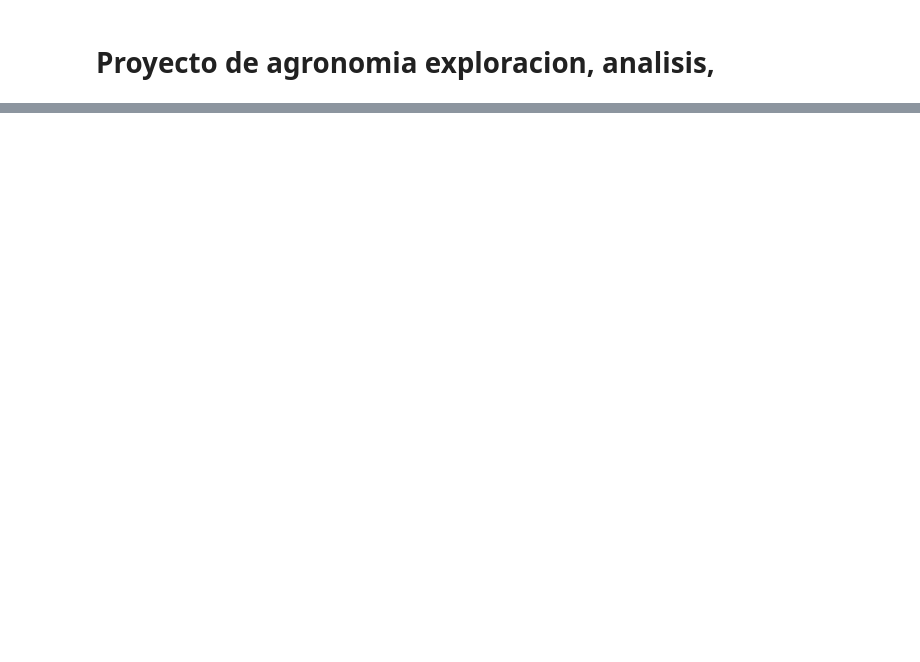
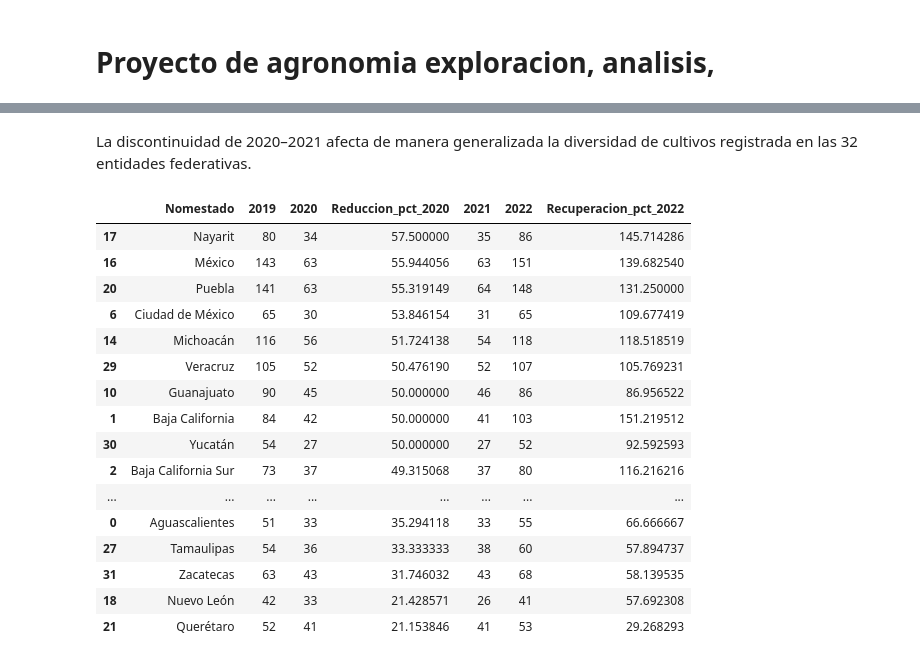
Before and after one commit to MCDagro3/proyecto_agronomia, a Jupyter notebook: exploracion.ipynb, the cells around one changed output, grey strips where cells are left out. Drawn from its saved outputs; the diff is of its cells as text; code cells hidden in the pictures; blank space fills up the shorter version.

```diff
--- a/exploracion.ipynb
+++ b/exploracion.ipynb
@@ -777,0 +99,5 @@ que requieren un análisis más detallado.
+# %%
+print("Archivos encontrados:", len(archivos_agricolas))
+
+for archivo in archivos_agricolas:
+    print(archivo.name)
@@ -777,0 +494,53 @@ que requieren un análisis más detallado.
+# %% [markdown]
+La discontinuidad de 2020–2021 afecta de manera generalizada la diversidad de cultivos registrada en las 32 entidades federativas.
+# %%
+cultivos_por_estado["Reduccion_pct_2020"] = (
+    (
+        cultivos_por_estado["2019"]
+        - cultivos_por_estado["2020"]
+    )
+    / cultivos_por_estado["2019"]
+    * 100
+)
+
+cultivos_por_estado["Recuperacion_pct_2022"] = (
+    (
+        cultivos_por_estado["2022"]
+        - cultivos_por_estado["2021"]
+    )
+    / cultivos_por_estado["2021"]
+    * 100
+)
+
+cultivos_por_estado[
+    [
+        "Nomestado",
+        "2019",
+        "2020",
+        "Reduccion_pct_2020",
+        "2021",
+        "2022",
+        "Recuperacion_pct_2022"
+    ]
+].sort_values(
+    "Reduccion_pct_2020",
+    ascending=False
+)
+# %% [output]
+|  | Nomestado | 2019 | 2020 | Reduccion_pct_2020 | 2021 | 2022 | Recuperacion_pct_2022 |
+| 17 | Nayarit | 80 | 34 | 57.500000 | 35 | 86 | 145.714286 |
+| 16 | México | 143 | 63 | 55.944056 | 63 | 151 | 139.682540 |
+| 20 | Puebla | 141 | 63 | 55.319149 | 64 | 148 | 131.250000 |
+| 6 | Ciudad de México | 65 | 30 | 53.846154 | 31 | 65 | 109.677419 |
+| 14 | Michoacán | 116 | 56 | 51.724138 | 54 | 118 | 118.518519 |
+| 29 | Veracruz | 105 | 52 | 50.476190 | 52 | 107 | 105.769231 |
+| 10 | Guanajuato | 90 | 45 | 50.000000 | 46 | 86 | 86.956522 |
+| 1 | Baja California | 84 | 42 | 50.000000 | 41 | 103 | 151.219512 |
+| 30 | Yucatán | 54 | 27 | 50.000000 | 27 | 52 | 92.592593 |
+| 2 | Baja California Sur | 73 | 37 | 49.315068 | 37 | 80 | 116.216216 |
+| ... | ... | ... | ... | ... | ... | ... | ... |
+| 0 | Aguascalientes | 51 | 33 | 35.294118 | 33 | 55 | 66.666667 |
+| 27 | Tamaulipas | 54 | 36 | 33.333333 | 38 | 60 | 57.894737 |
+| 31 | Zacatecas | 63 | 43 | 31.746032 | 43 | 68 | 58.139535 |
+| 18 | Nuevo León | 42 | 33 | 21.428571 | 26 | 41 | 57.692308 |
+| 21 | Querétaro | 52 | 41 | 21.153846 | 41 | 53 | 29.268293 |
```
Also changed, not shown: parts of 68 cells of this notebook, 23 other files.
